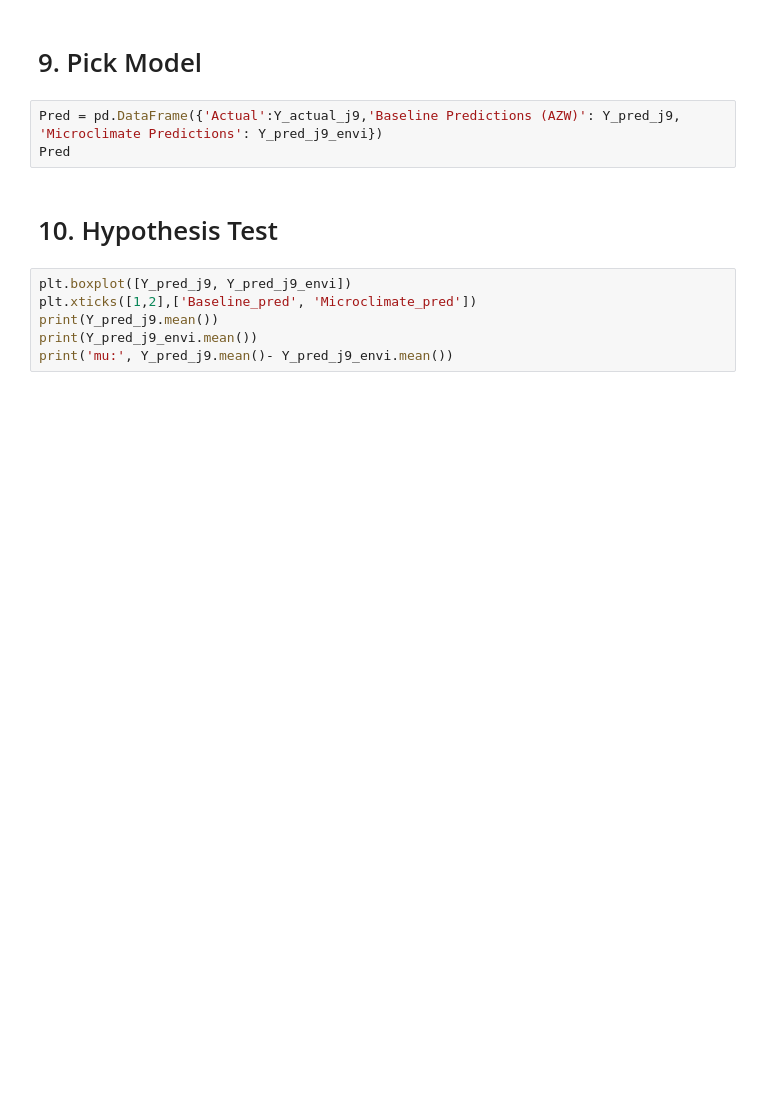
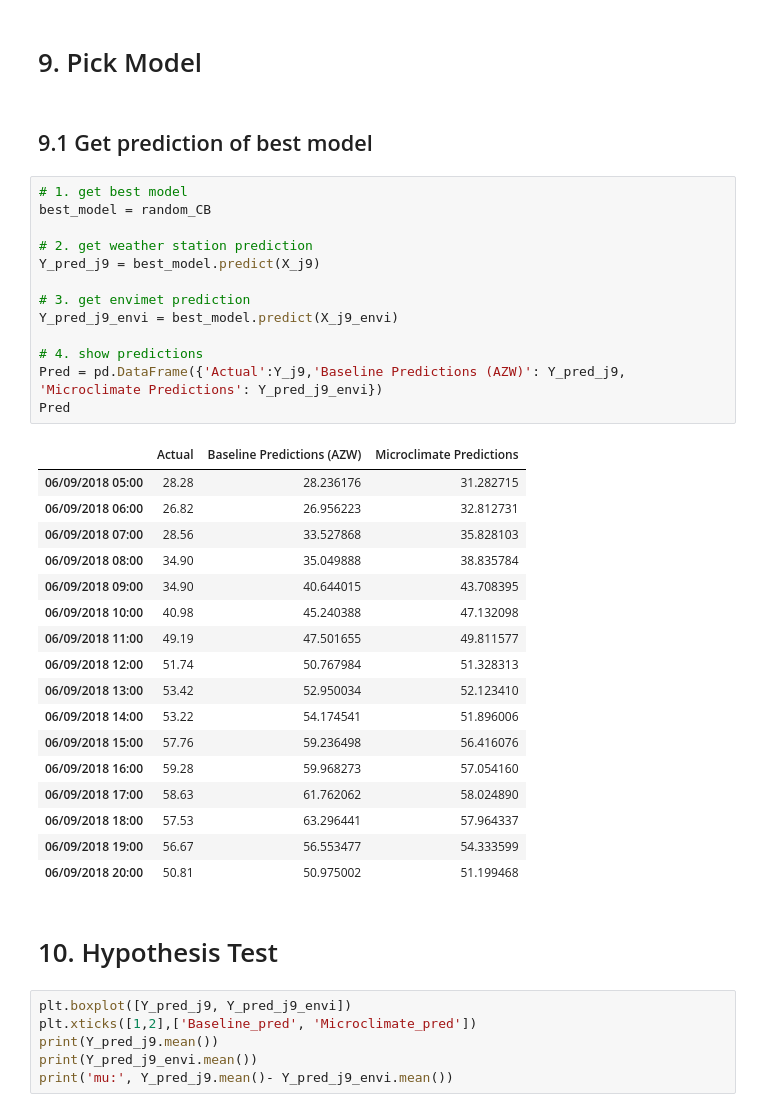
Before and after one commit to freecode23/microclimate-effects, a Jupyter notebook: RF_Model.ipynb, the cells around one changed output. Saved outputs shown, nothing was run; the diff lists cells and outputs as text; blank space fills up the shorter version.

Commit message:
evaluation table done

```diff
--- a/RF_Model.ipynb
+++ b/RF_Model.ipynb
@@ -711,8 +763,38 @@ scores_df
 # %% [markdown]
 # 9. Pick Model
+# %% [markdown]
+## 9.1 Get prediction of best model
 # %%
-Pred = pd.DataFrame({'Actual':Y_actual_j9,'Baseline Predictions (AZW)': Y_pred_j9, 'Microclimate Predictions': Y_pred_j9_envi})
+# 1. get best model
+best_model = random_CB
+
+# 2. get weather station prediction
+Y_pred_j9 = best_model.predict(X_j9)
+
+# 3. get envimet prediction
+Y_pred_j9_envi = best_model.predict(X_j9_envi)
+
+# 4. show predictions
+Pred = pd.DataFrame({'Actual':Y_j9,'Baseline Predictions (AZW)': Y_pred_j9, 'Microclimate Predictions': Y_pred_j9_envi})
 Pred
+# %% [output]
+|  | Actual | Baseline Predictions (AZW) | Microclimate Predictions |
+| 06/09/2018 05:00 | 28.28 | 28.236176 | 31.282715 |
+| 06/09/2018 06:00 | 26.82 | 26.956223 | 32.812731 |
+| 06/09/2018 07:00 | 28.56 | 33.527868 | 35.828103 |
+| 06/09/2018 08:00 | 34.90 | 35.049888 | 38.835784 |
+| 06/09/2018 09:00 | 34.90 | 40.644015 | 43.708395 |
+| 06/09/2018 10:00 | 40.98 | 45.240388 | 47.132098 |
+| 06/09/2018 11:00 | 49.19 | 47.501655 | 49.811577 |
+| 06/09/2018 12:00 | 51.74 | 50.767984 | 51.328313 |
+| 06/09/2018 13:00 | 53.42 | 52.950034 | 52.123410 |
+| 06/09/2018 14:00 | 53.22 | 54.174541 | 51.896006 |
+| 06/09/2018 15:00 | 57.76 | 59.236498 | 56.416076 |
+| 06/09/2018 16:00 | 59.28 | 59.968273 | 57.054160 |
+| 06/09/2018 17:00 | 58.63 | 61.762062 | 58.024890 |
+| 06/09/2018 18:00 | 57.53 | 63.296441 | 57.964337 |
+| 06/09/2018 19:00 | 56.67 | 56.553477 | 54.333599 |
+| 06/09/2018 20:00 | 50.81 | 50.975002 | 51.199468 |
 # %% [markdown]
 # 10. Hypothesis Test
 # %%
```
Also changed, not shown: parts of 48 cells of this notebook, 13 other files.
